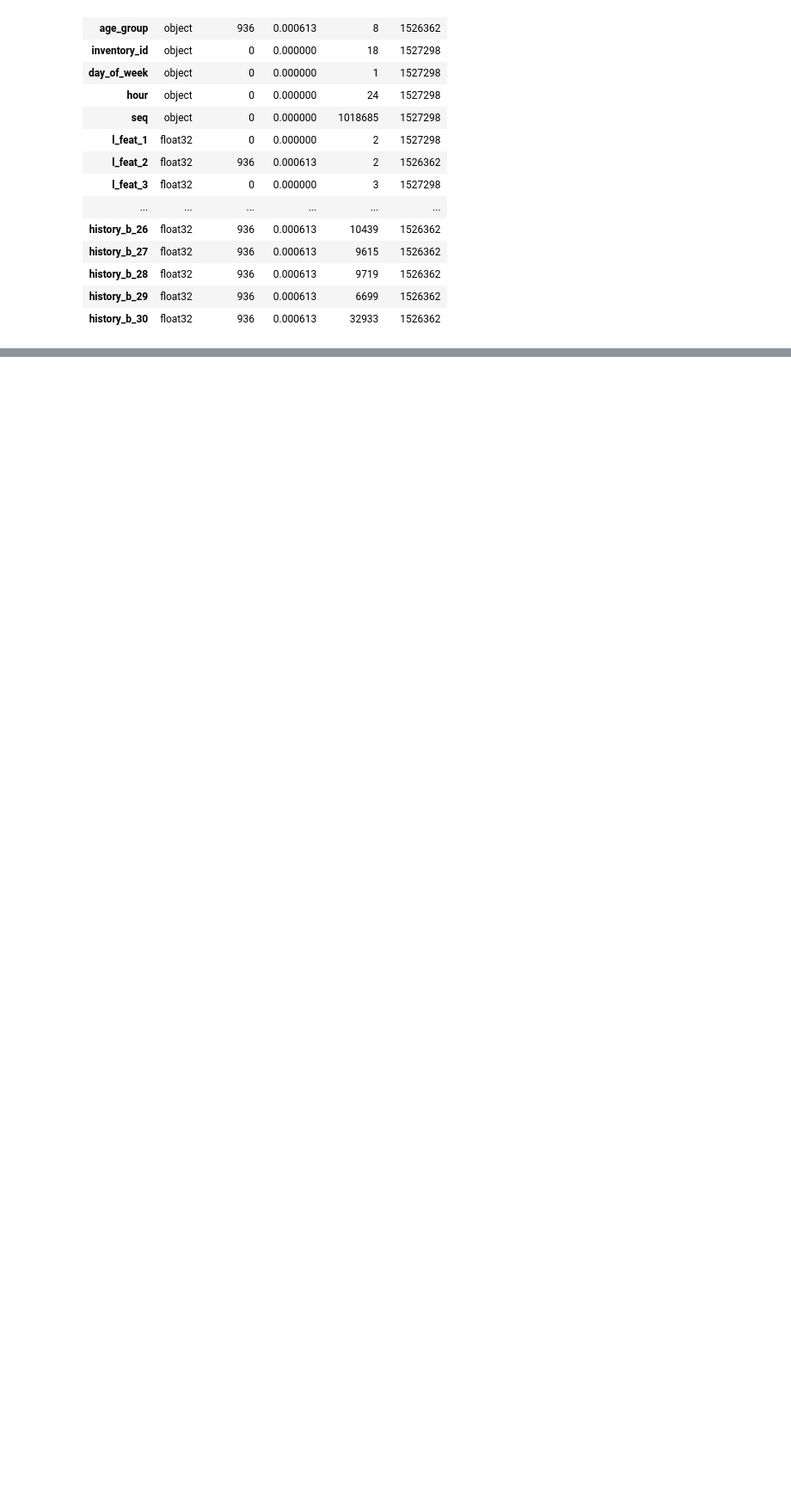
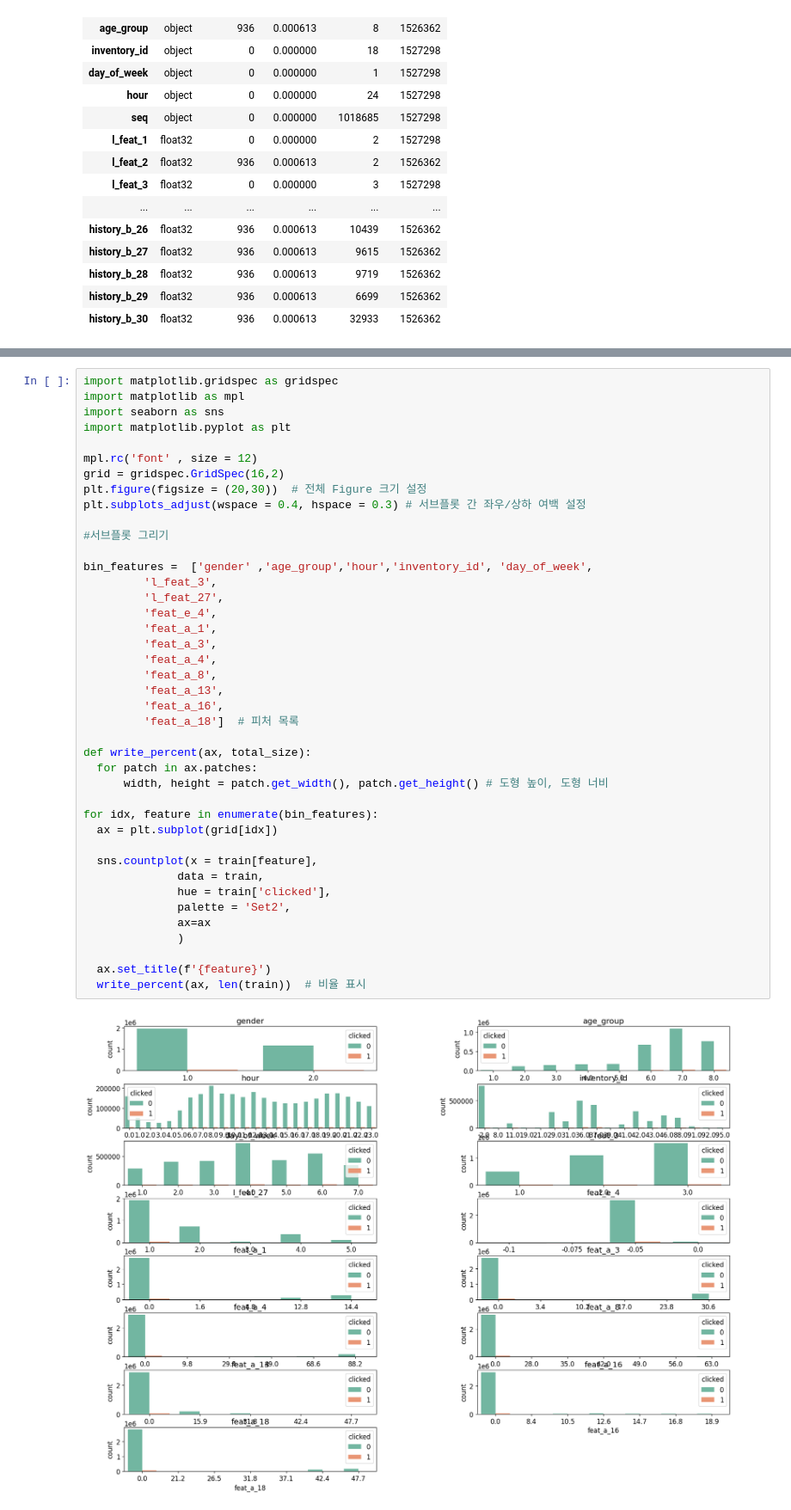
Before and after one commit to jiyoungeeeeeeeeeeeeeeeeeeeee/-Toss-CTR, a Jupyter notebook: CTR_test_EDA.ipynb, the cells around one changed output, grey strips where cells are left out. Shown at 86% size. Drawn from its saved outputs; the diff is of its cells as text; blank space fills up the shorter version.

```diff
--- a/CTR_test_EDA.ipynb
+++ b/CTR_test_EDA.ipynb
@@ -116,0 +176,43 @@ summary(test).style.background_gradient(cmap='Blues')
+# %%
+import matplotlib.gridspec as gridspec
+import matplotlib as mpl
+import seaborn as sns
+import matplotlib.pyplot as plt
+
+mpl.rc('font' , size = 12)
+grid = gridspec.GridSpec(16,2)
+plt.figure(figsize = (20,30))  # 전체 Figure 크기 설정
+plt.subplots_adjust(wspace = 0.4, hspace = 0.3) # 서브플롯 간 좌우/상하 여백 설정
+
+#서브플롯 그리기
+
+bin_features =  ['gender' ,'age_group','hour','inventory_id', 'day_of_week',
+         'l_feat_3',
+         'l_feat_27',
+         'feat_e_4',
+         'feat_a_1',
+         'feat_a_3',
+         'feat_a_4',
+         'feat_a_8',
+         'feat_a_13',
+         'feat_a_16',
+         'feat_a_18']  # 피처 목록
+
+def write_percent(ax, total_size):
+  for patch in ax.patches:
+      width, height = patch.get_width(), patch.get_height() # 도형 높이, 도형 너비
+
+for idx, feature in enumerate(bin_features):
+  ax = plt.subplot(grid[idx])
+
+  sns.countplot(x = train[feature],
+              data = train,
+              hue = train['clicked'],
+              palette = 'Set2',
+              ax=ax
+              )
+
+  ax.set_title(f'{feature}')
+  write_percent(ax, len(train))  # 비율 표시
+# %% [output]
+[figure, added]
```
Also changed, not shown: parts of 7 cells of this notebook.
